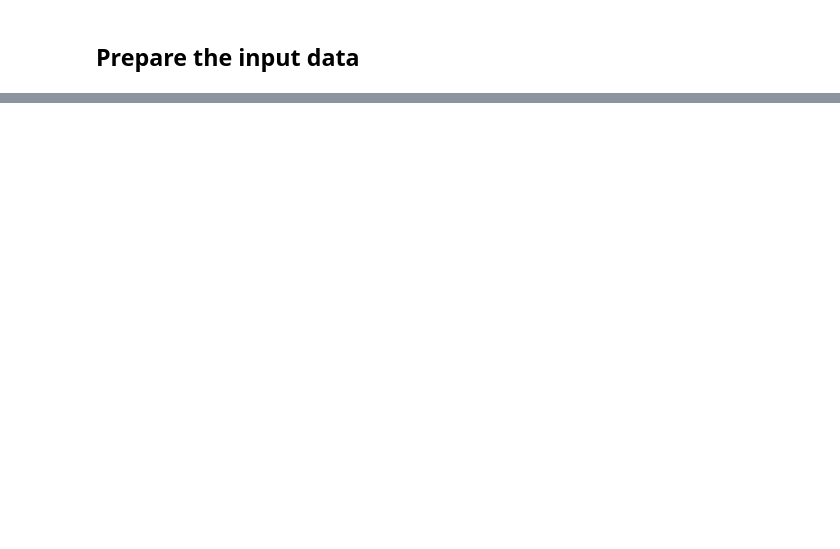
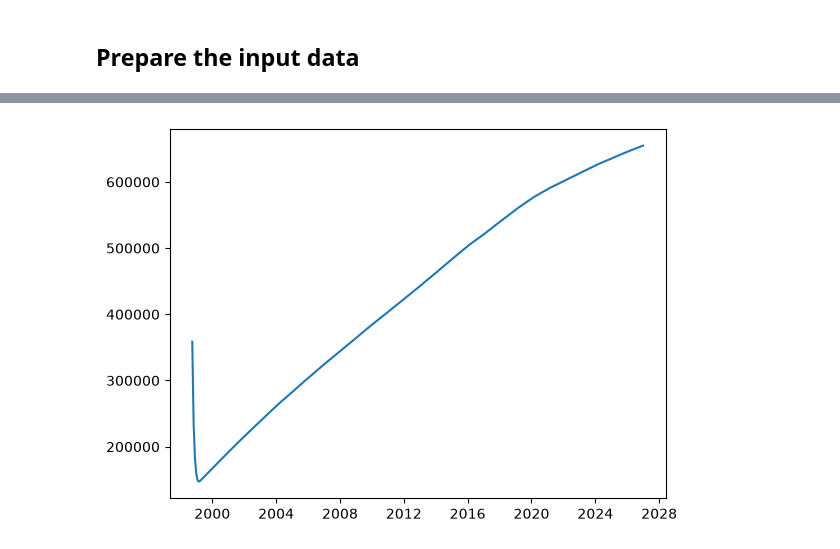
Before and after one commit to twallema/DENV-serotype-imputation, a Jupyter notebook: scripts/transmission-model/test_new_transmission_model.ipynb, the cells around one changed output, grey strips where cells are left out. Saved outputs shown, nothing was run; the diff lists cells and outputs as text; code cells hidden in the pictures; blank space fills up the shorter version.

```diff
--- a/scripts/transmission-model/test_new_transmission_model.ipynb
+++ b/scripts/transmission-model/test_new_transmission_model.ipynb
@@ -92 +273,4 @@ deaths = np.repeat(deaths_2d[:,:,None], len(age_groups), axis=-1)
+# %%
+f = jnp.array([0, 0, 0, 0])
+f_monthly = jnp.broadcast_to(f, (n_months, n_munis, n_serotypes))
 # %% [markdown]
@@ -93,0 +587,34 @@ deaths = np.repeat(deaths_2d[:,:,None], len(age_groups), axis=-1)
+# %%
+sol = batch_jax_single(
+    gamma, omega,
+    A, C, W, L, H_het, H_hom, K_het, K_hom, birth_vec,
+    beta_monthly, births_monthly, deaths_monthly, f_monthly,
+    S0, P0, I0,
+    ts, stepsize
+)
+# %%
+S, I, P = sol.ys
+# %%
+simout = xr.Dataset(
+    {
+        "S": (
+            ["CD_MUN", "date", "age_group", "S_disease_state"],
+            S,
+        ),
+        "I": (
+            ["CD_MUN", "date", "age_group", "IP_disease_state"],
+            I,
+        ),
+        "P": (
+            ["CD_MUN", "date", "age_group", "IP_disease_state"],
+            P,
+        ),
+    },
+    coords={
+        "CD_MUN": included_munis,
+        "date": months,
+        "age_group": labels,
+        "S_disease_state": S_mapping["name"],
+        "IP_disease_state": IP_mapping["name"],
+    },
+)
@@ -93,0 +637,9 @@ deaths = np.repeat(deaths_2d[:,:,None], len(age_groups), axis=-1)
+# %%
+fig,ax = plt.subplots()
+
+ax.plot(simout.date, simout["S"].sum(dim="age_group").sel(S_disease_state="S^0_1234").sel(CD_MUN=2611606))
+
+plt.show()
+plt.close()
+# %% [output]
+[figure, added]
```
Also changed, not shown: parts of 39 cells of this notebook.
